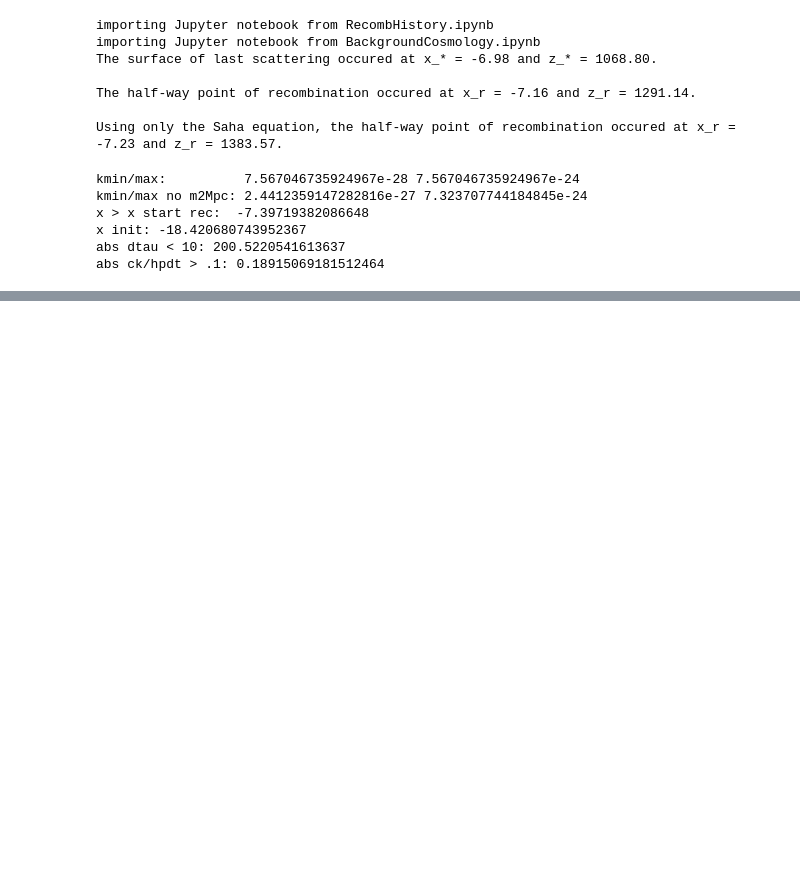
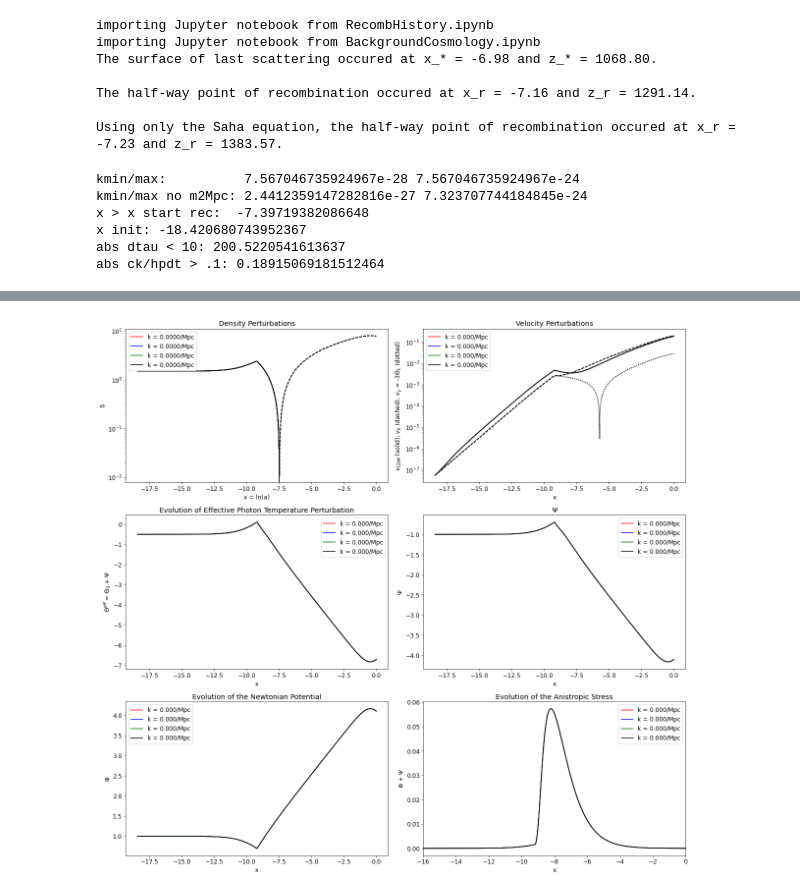
Before and after one commit to azieg/CMB-Simulation, a Jupyter notebook: StructureEvolution.ipynb, the cells around one changed output, grey strips where cells are left out. Drawn from its saved outputs; the diff is of its cells as text; code cells hidden in the pictures; blank space fills up the shorter version.

```diff
--- a/StructureEvolution.ipynb
+++ b/StructureEvolution.ipynb
@@ -69,7 +69,7 @@ def getTCtime(k):
     #i = -1
 
     while x < xstartrec:
-        x = x + 1.0e-4
+        x = x + 1.0e-3
 
         #i += 1
         #x = xinit + i*(0 - xinit)/nn
@@ -561,0 +571,90 @@ plot(kvals)
+# %%
+def plot(kvals):
+    clr = ['r', 'b', 'g', 'k']
+
+    fig, axs = plt.subplots(nrows=3, ncols=2, figsize=(17, 16))
+
+    axs[0, 0].set_title('Density Perturbations')# k = ' + str(kmpc) + '/ Mpc')
+    axs[0, 0].set_yscale('log')
+    for i in range(len(kvals)):
+        lb = 'k = ' + str('{:05.4f}'.format(kvals[i])) + '/Mpc'
+
+        data_δ = δ_spl(x_grid, kvals[i])[:, 0]
+        axs[0, 0].plot(x_grid, data_δ, color=clr[i], label=lb)
+
+        data_δb = δb_spl(x_grid, kvals[i])[:, 0]
+        axs[0, 0].plot(x_grid, np.abs(data_δb), color=clr[i], ls='--')
+
+        data_Θ0 = Θ0_spl(x_grid, kvals[i])[:, 0]
+        axs[0, 0].plot(x_grid, np.abs(3.0*data_Θ0), color=clr[i], ls=':')
+    axs[0, 0].set_xlabel('x = ln(a)')
+    axs[0, 0].set_ylabel('δ')
+    axs[0, 0].legend()
+
+
+    axs[0, 1].set_title('Velocity Perturbations')
+    axs[0, 1].set_yscale('log')
+    for i in range(len(kvals)):
+        lb = 'k = ' + str('{:05.3f}'.format(kvals[i])) + '/Mpc'
+
+        data_v = v_spl(x_grid, kvals[i])[:, 0]
+        axs[0, 1].plot(x_grid, np.abs(data_v), color=clr[i], label=lb)
+
+        data_vb = vb_spl(x_grid, kvals[i])[:, 0]
+        axs[0, 1].plot(x_grid, np.abs(data_vb), color=clr[i], ls='--')
+
+        data_Θ1 = Θ1_spl(x_grid, kvals[i])[:, 0]
+        axs[0, 1].plot(x_grid, np.abs(-3.0*data_Θ1), color=clr[i], ls=':')
+    axs[0, 1].set_xlabel('x')
+    axs[0, 1].set_ylabel('$v_{CDM}$ (solid), $v_{b}$ (dashed), $v_{\gamma}$ = -3$Θ_1$ (dotted)')
+    axs[0, 1].legend()
+
+
+    axs[1, 0].set_title('Evolution of Effective Photon Temperature Perturbation')
+    for i in range(len(kvals)):
+        lb = 'k = ' + str('{:05.3f}'.format(kvals[i])) + '/Mpc'
+
+        data_Ψ = Ψ_spl(x_grid, kvals[i])[:, 0]
+        data_Θ0 = Θ0_spl(x_grid, kvals[i])[:, 0]
+        axs[1, 0].plot(x_grid, data_Θ0 + data_Ψ, color=clr[i], label=lb)
+    axs[1, 0].set_xlabel('x')
+    axs[1, 0].set_ylabel('$Θ^{eff}$ = $Θ_0$ + Ψ')
+    axs[1, 0].legend()
+
+    axs[1, 1].set_title('Ψ')
+    for i in range(len(kvals)):
+        lb = 'k = ' + str('{:05.3f}'.format(kvals[i])) + '/Mpc'
+
+        data_Ψ = Ψ_spl(x_grid, kvals[i])[:, 0]
+        axs[1, 1].plot(x_grid, data_Ψ, color=clr[i], label=lb)
+    axs[1, 1].set_xlabel('x')
+    axs[1, 1].set_ylabel('Ψ')
+    axs[1, 1].legend()
+
+    axs[2, 0].set_title('Evolution of the Newtonian Potential')
+    for i in range(len(kvals)):
+        lb = 'k = ' + str('{:05.3f}'.format(kvals[i])) + '/Mpc'
+        data_Φ = Φ_spl(x_grid, kvals[i])[:, 0]
+        axs[2, 0].plot(x_grid, data_Φ, color=clr[i], label=lb)
+    axs[2, 0].set_xlabel('x')
+    axs[2, 0].set_ylabel('Φ')
+    axs[2, 0].legend()
+
+    axs[2, 1].set_title('Evolution of the Anistropic Stress')
+    axs[2, 1].set_xlim(-16, 0)
+    for i in range(len(kvals)):
+        lb = 'k = ' + str('{:05.3f}'.format(kvals[i])) + '/Mpc'
+        data_Ψ = Ψ_spl(x_grid, kvals[i])[:, 0]
+        data_Φ = Φ_spl(x_grid, kvals[i])[:, 0]
+        axs[2, 1].plot(x_grid, data_Ψ + data_Φ, color=clr[i], label=lb)
+    axs[2, 1].set_xlabel('x')
+    axs[2, 1].set_ylabel('Φ + Ψ')
+    axs[2, 1].legend()
+
+    fig.tight_layout()
+    plt.show()
+
+kvals = [ks[0]*m2Mpc, ks[32]*m2Mpc, ks[66]*m2Mpc, ks[-1]*m2Mpc]
+plot(kvals)
+# %% [output]
+[figure, added]
```
Also changed, not shown: parts of 4 cells of this notebook, 3 other files.
